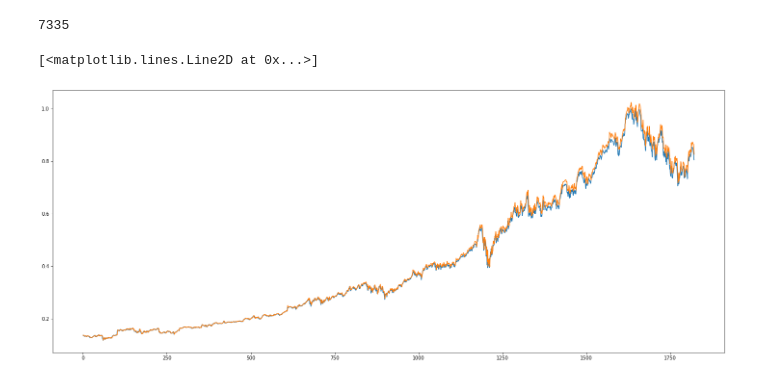
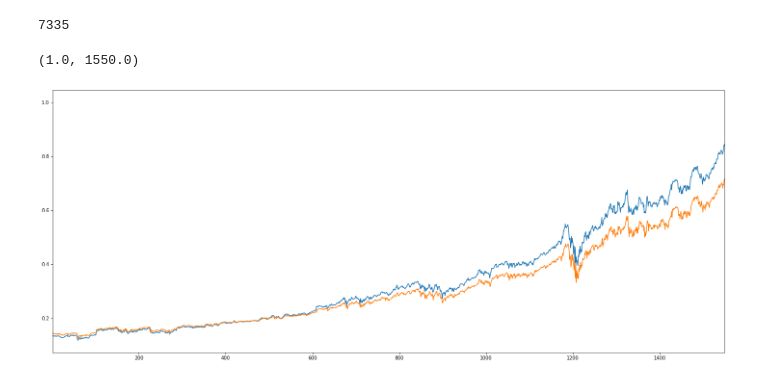
Before and after one commit to mario-dohr/my-college-lectures, a Jupyter notebook: LSTM/stockprice-predictor.ipynb, the cells around one changed output. Cells and saved outputs as stored; diff of their text form; code cells hidden in the pictures.

```diff
--- a/LSTM/stockprice-predictor.ipynb
+++ b/LSTM/stockprice-predictor.ipynb
@@ -88,7 +90,7 @@ test_dataset = Dataset('MSFT.csv',window_size,i_start=n_train_samples,transforme
 # Define the model
 # %%
 class Model(nn.Module):
-    def __init__(self,input_size=4,hidden_size=50,out_size=1,num_layers=1,batch_first=True):
+    def __init__(self,input_size=6,hidden_size=50,out_size=1,num_layers=1,batch_first=True):
         super(Model,self).__init__()
         self.hidden_size = hidden_size
         self.batch_first = batch_first
@@ -107,7 +109,7 @@ class Model(nn.Module):
 # %% [markdown]
 # Initialize model
 # %%
-model = Model()
+model = Model(num_layers=1)
 model.init_hidden(batch_size)
 
 criterion = nn.MSELoss()
@@ -126,6 +128,9 @@ train_data_loader = torch.utils.data.DataLoader(train_dataset,batch_size=batch_s
 # %%
 start = time.time()
 epochs = 50
+writer = SummaryWriter()
+j = 0
+loss_sum = 0
 for i in range(epochs):
     for train_x, train_y in train_data_loader:
         if len(train_x) != batch_size:
@@ -135,12 +140,19 @@ for i in range(epochs):
         optimizer.zero_grad()
         y_pred = model(input_seq)
         loss = criterion(y_pred,train_y[:,3].reshape(batch_size,-1))
+        loss_sum += loss.item()
+        j+=1
         loss.backward()
         optimizer.step()
 
     if i%(int(epochs/5)) == 0:
+        writer.add_scalar('Loss',loss_sum/(epochs/5),j)
         end = time.time()
         print('Epoch: %d  Loss: %f  Elapsed time: %f'%(i,loss,end-start))
+        loss_sum = 0
+
 end = time.time()
 print('finished in %f s' % (end-start))
+writer.flush()
+writer.close()
 # %% [output]
@@ -159,8 +176,9 @@ plt.plot(np.linspace(0,len(input_data),len(input_data)) ,input_data[:,3])
 [<matplotlib.lines.Line2D at 0x...>]
 [figure]
 # %%
-model.init_hidden(len(test_dataset))
-y_pred = model(test_dataset[:][0])
+with torch.no_grad():
+    model.init_hidden(len(test_dataset))
+    y_pred = model(test_dataset[:][0])
 # %%
 y_pred.shape
 # %% [output]
@@ -178,7 +196,8 @@ len(train_dataset)
 # %%
 plt.rcParams["figure.figsize"] = (25,10)
 plt.plot(np.linspace(0,len(y),len(y)) ,y)
 plt.plot(np.linspace(0,len(y),len(y)) ,y_pred.detach().numpy())
+plt.xlim(1,1550)
 # %% [output]
-[<matplotlib.lines.Line2D at 0x...>]
+(1.0, 1550.0)
-[figure, old version]
+[figure, new version]
```
Also changed, not shown: parts of 7 cells of this notebook, 2 other files.
